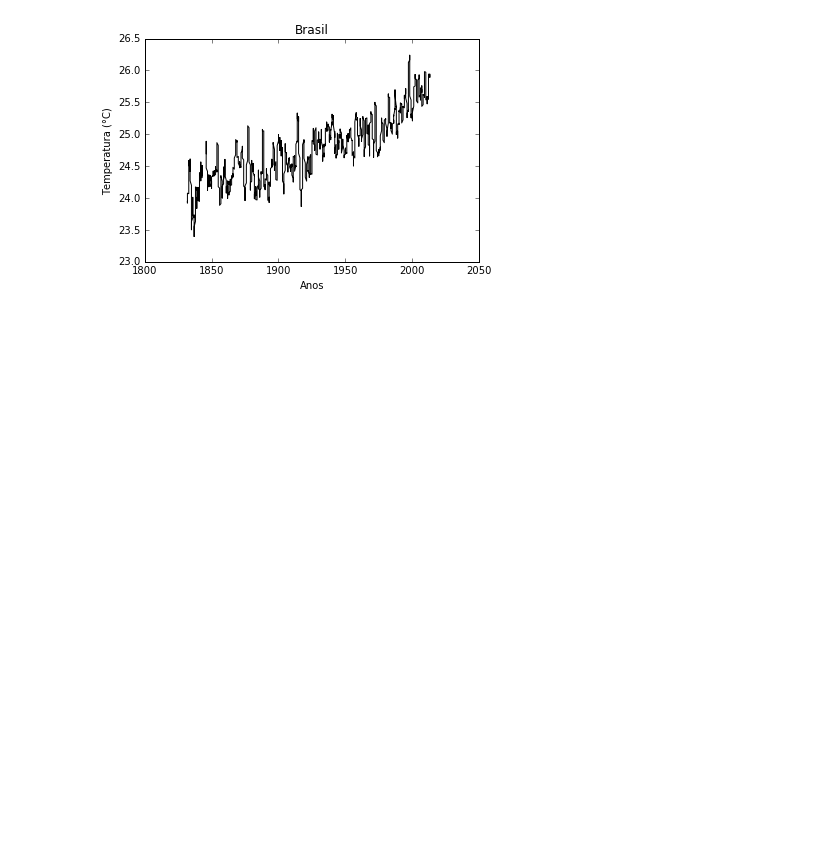
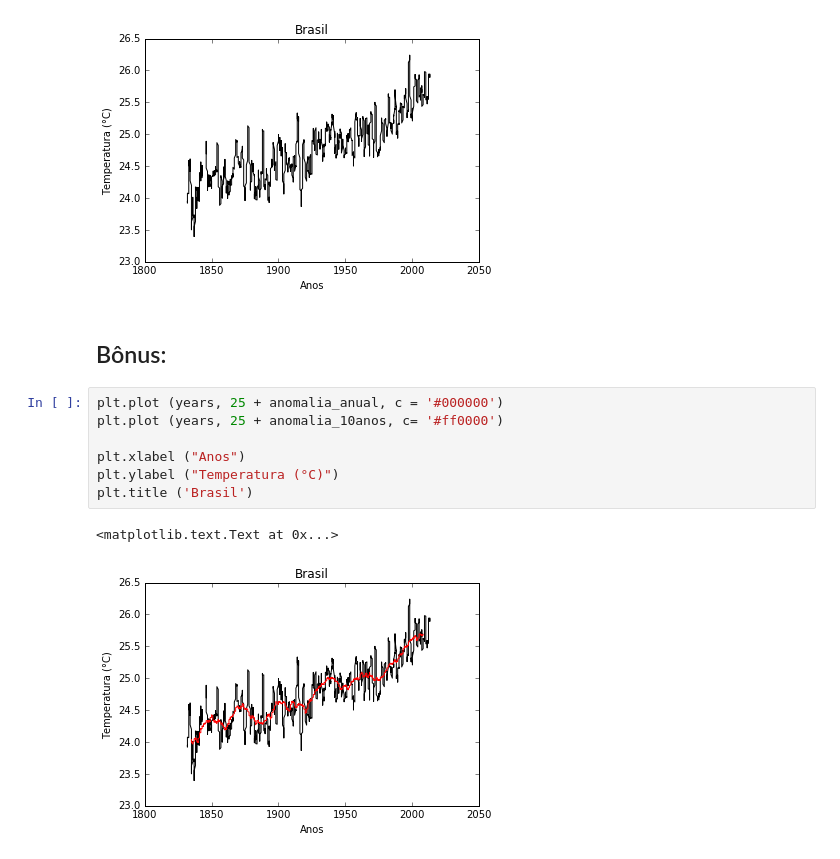
Before and after one commit to mat-esp-2016/python-1-trabalho-2-rian-amanda-joao, a Jupyter notebook: python1.ipynb, the cells around one changed output. Saved outputs shown, nothing was run; the diff lists cells and outputs as text; blank space fills up the shorter version.

Commit message:
Colocamos a linha vermelha no gráfico da tarefa bônus.

```diff
--- a/python1.ipynb
+++ b/python1.ipynb
@@ -37,3 +37,15 @@ plt.title ('Brasil')
 # %% [output]
 <matplotlib.text.Text at 0x...>
 [figure]
+# %% [markdown]
+## Bônus:
+# %%
+plt.plot (years, 25 + anomalia_anual, c = '#000000')
+plt.plot (years, 25 + anomalia_10anos, c= '#ff0000')
+
+plt.xlabel ("Anos")
+plt.ylabel ("Temperatura (°C)")
+plt.title ('Brasil')
+# %% [output]
+<matplotlib.text.Text at 0x...>
+[figure, added]
```
